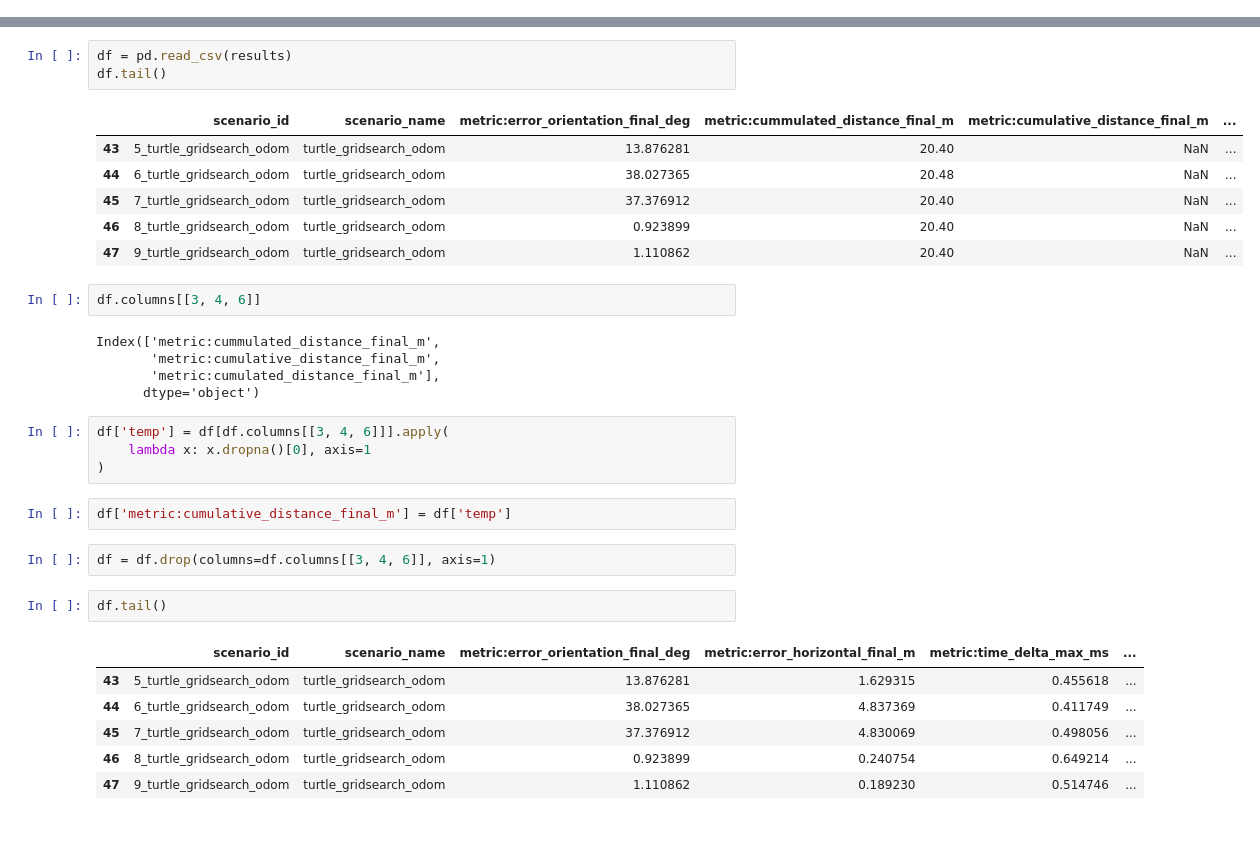
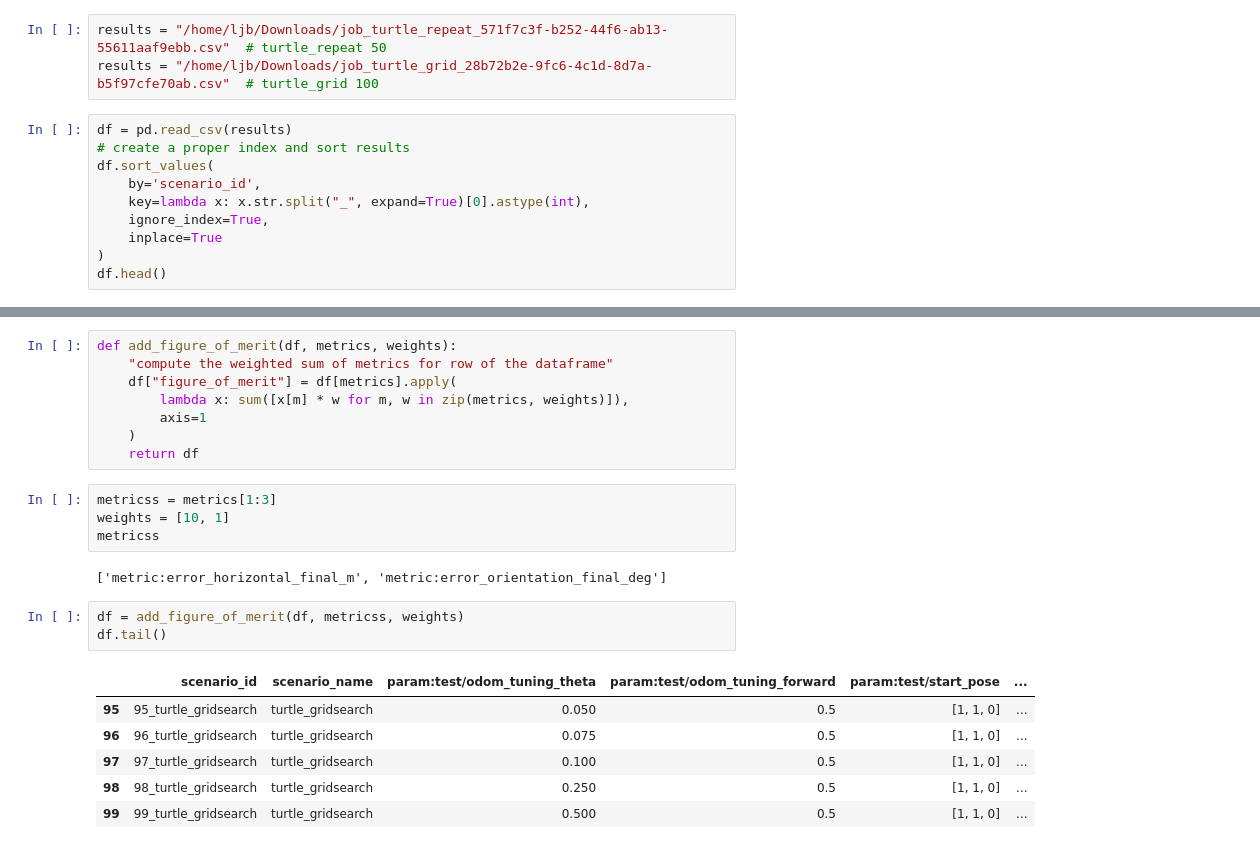
Before and after one commit to art-e-fact/demo-ros1-turtlesim, a Jupyter notebook: ros_workspace/src/turtle_odometry/src/post_processing_analysis.ipynb, the cells around one changed output, grey strips where cells are left out. Cells and saved outputs as stored; diff of their text form.

Commit message:
finalize tutorial

```diff
--- a/ros_workspace/src/turtle_odometry/src/post_processing_analysis.ipynb
+++ b/ros_workspace/src/turtle_odometry/src/post_processing_analysis.ipynb
@@ -20,0 +32,13 @@ results = "/home/ljb/Downloads/job_eeaf7eac-110e-4594-97ad-c4659229169e.csv"  #
+# %%
+results = "/home/ljb/Downloads/job_turtle_repeat_571f7c3f-b252-44f6-ab13-55611aaf9ebb.csv"  # turtle_repeat 50
+results = "/home/ljb/Downloads/job_turtle_grid_28b72b2e-9fc6-4c1d-8d7a-b5f97cfe70ab.csv"  # turtle_grid 100
+# %%
+df = pd.read_csv(results)
+# create a proper index and sort results
+df.sort_values(
+    by='scenario_id',
+    key=lambda x: x.str.split("_", expand=True)[0].astype(int),
+    ignore_index=True,
+    inplace=True
+)
+df.head()
@@ -21,34 +97,24 @@ results = "/home/ljb/Downloads/job_eeaf7eac-110e-4594-97ad-c4659229169e.csv"  #
+# %%
+def add_figure_of_merit(df, metrics, weights):
+    "compute the weighted sum of metrics for row of the dataframe"
+    df["figure_of_merit"] = df[metrics].apply(
+        lambda x: sum([x[m] * w for m, w in zip(metrics, weights)]),
+        axis=1
+    )
+    return df
+# %%
+metricss = metrics[1:3]
+weights = [10, 1]
+metricss
+# %% [output]
+['metric:error_horizontal_final_m', 'metric:error_orientation_final_deg']
 # %%
-df = pd.read_csv(results)
+df = add_figure_of_merit(df, metricss, weights)
 df.tail()
 # %% [output]
-|  | scenario_id | scenario_name | metric:error_orientation_final_deg | metric:cummulated_distance_final_m | metric:cumulative_distance_final_m | ... |
-| 43 | 5_turtle_gridsearch_odom | turtle_gridsearch_odom | 13.876281 | 20.40 | NaN | ... |
-| 44 | 6_turtle_gridsearch_odom | turtle_gridsearch_odom | 38.027365 | 20.48 | NaN | ... |
-| 45 | 7_turtle_gridsearch_odom | turtle_gridsearch_odom | 37.376912 | 20.40 | NaN | ... |
-| 46 | 8_turtle_gridsearch_odom | turtle_gridsearch_odom | 0.923899 | 20.40 | NaN | ... |
-| 47 | 9_turtle_gridsearch_odom | turtle_gridsearch_odom | 1.110862 | 20.40 | NaN | ... |
+|  | scenario_id | scenario_name | param:test/odom_tuning_theta | param:test/odom_tuning_forward | param:test/start_pose | ... |
+| 95 | 95_turtle_gridsearch | turtle_gridsearch | 0.050 | 0.5 | [1, 1, 0] | ... |
+| 96 | 96_turtle_gridsearch | turtle_gridsearch | 0.075 | 0.5 | [1, 1, 0] | ... |
+| 97 | 97_turtle_gridsearch | turtle_gridsearch | 0.100 | 0.5 | [1, 1, 0] | ... |
+| 98 | 98_turtle_gridsearch | turtle_gridsearch | 0.250 | 0.5 | [1, 1, 0] | ... |
+| 99 | 99_turtle_gridsearch | turtle_gridsearch | 0.500 | 0.5 | [1, 1, 0] | ... |
-# %%
-df.columns[[3, 4, 6]]
-# %% [output]
-Index(['metric:cummulated_distance_final_m',
-       'metric:cumulative_distance_final_m',
-       'metric:cumulated_distance_final_m'],
-      dtype='object')
-# %%
-df['temp'] = df[df.columns[[3, 4, 6]]].apply(
-    lambda x: x.dropna()[0], axis=1
-)
-# %%
-df['metric:cumulative_distance_final_m'] = df['temp']
-# %%
-df = df.drop(columns=df.columns[[3, 4, 6]], axis=1)
-# %%
-df.tail()
-# %% [output]
-|  | scenario_id | scenario_name | metric:error_orientation_final_deg | metric:error_horizontal_final_m | metric:time_delta_max_ms | ... |
-| 43 | 5_turtle_gridsearch_odom | turtle_gridsearch_odom | 13.876281 | 1.629315 | 0.455618 | ... |
-| 44 | 6_turtle_gridsearch_odom | turtle_gridsearch_odom | 38.027365 | 4.837369 | 0.411749 | ... |
-| 45 | 7_turtle_gridsearch_odom | turtle_gridsearch_odom | 37.376912 | 4.830069 | 0.498056 | ... |
-| 46 | 8_turtle_gridsearch_odom | turtle_gridsearch_odom | 0.923899 | 0.240754 | 0.649214 | ... |
-| 47 | 9_turtle_gridsearch_odom | turtle_gridsearch_odom | 1.110862 | 0.189230 | 0.514746 | ... |
```
Also changed, not shown: parts of 17 cells of this notebook, 1 other file.
